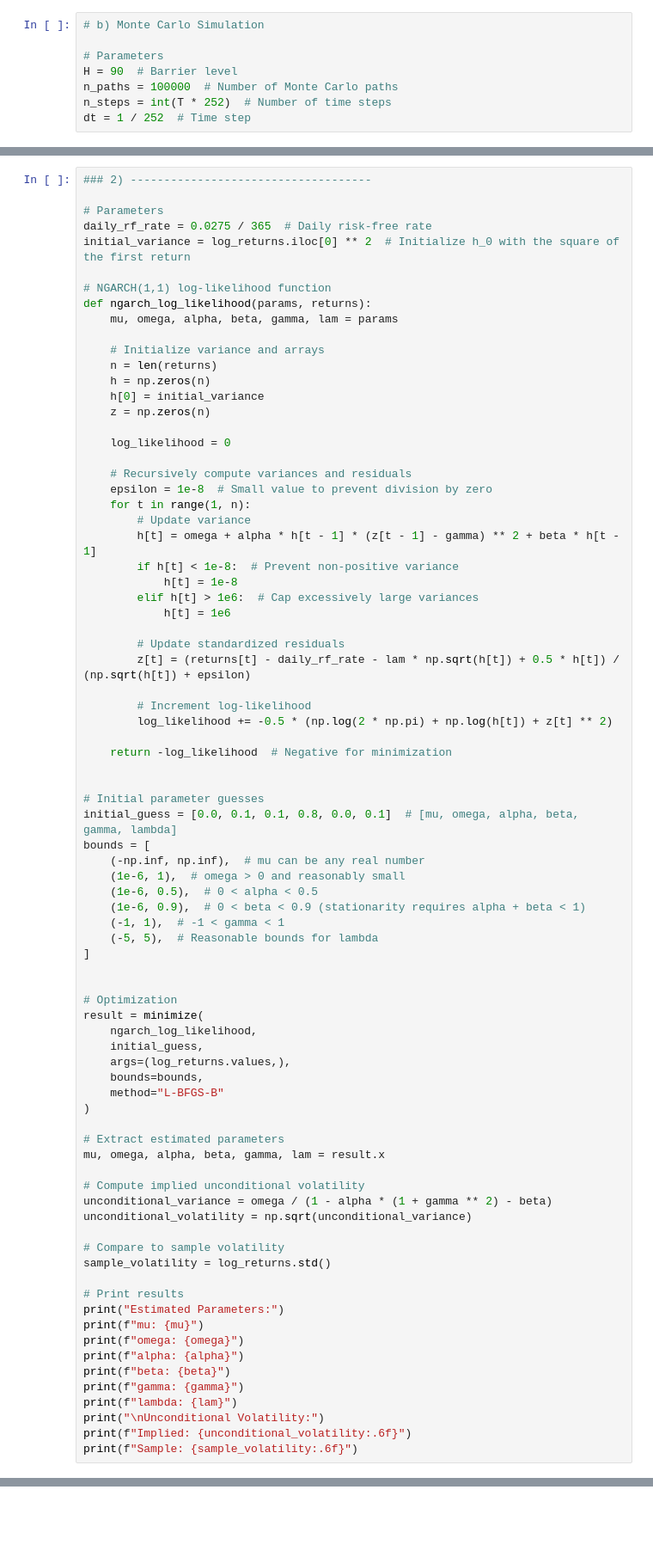
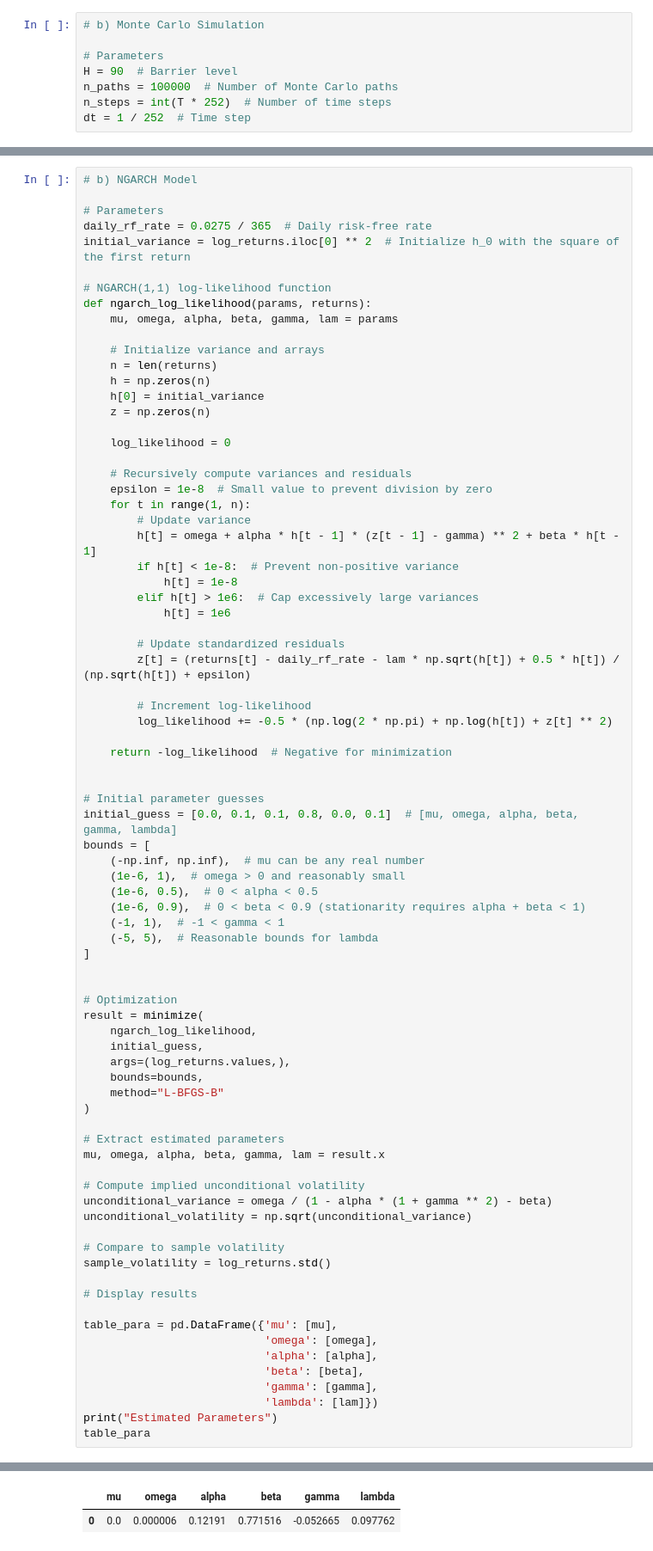
Before and after one commit to fangsitang/TP2-Derivatives, a Jupyter notebook: code.ipynb, the cells around one changed output, grey strips where cells are left out. Shown: that part at 86% size. Saved outputs shown, nothing was run; the diff lists cells and outputs as text; blank space fills up the shorter version.

```diff
--- a/code.ipynb
+++ b/code.ipynb
@@ -305,7 +316,7 @@ print(f"Sample Annualized Return Volatility: {annualized_volatility:.2%}")
 [figure]
 Sample Annualized Return Volatility: 12.37%
 # %%
-### 2) ------------------------------------
+# b) NGARCH Model
 
 # Parameters
 daily_rf_rate = 0.0275 / 365  # Daily risk-free rate
@@ -373,15 +384,14 @@ unconditional_volatility = np.sqrt(unconditional_variance)
 # Compare to sample volatility
 sample_volatility = log_returns.std()
 
-# Print results
-print("Estimated Parameters:")
-print(f"mu: {mu}")
-print(f"omega: {omega}")
-print(f"alpha: {alpha}")
-print(f"beta: {beta}")
-print(f"gamma: {gamma}")
-print(f"lambda: {lam}")
-print("\nUnconditional Volatility:")
-print(f"Implied: {unconditional_volatility:.6f}")
-print(f"Sample: {sample_volatility:.6f}")
+# Display results
+
+table_para = pd.DataFrame({'mu': [mu],
+                           'omega': [omega],
+                           'alpha': [alpha],
+                           'beta': [beta],
+                           'gamma': [gamma],
+                           'lambda': [lam]})
+print("Estimated Parameters")
+table_para
 # %% [output]
@@ -398,0 +399,2 @@ Sample: 0.007793
+|  | mu | omega | alpha | beta | gamma | lambda |
+| 0 | 0.0 | 0.000006 | 0.12191 | 0.771516 | -0.052665 | 0.097762 |
```
Also changed, not shown: parts of 9 cells of this notebook.
